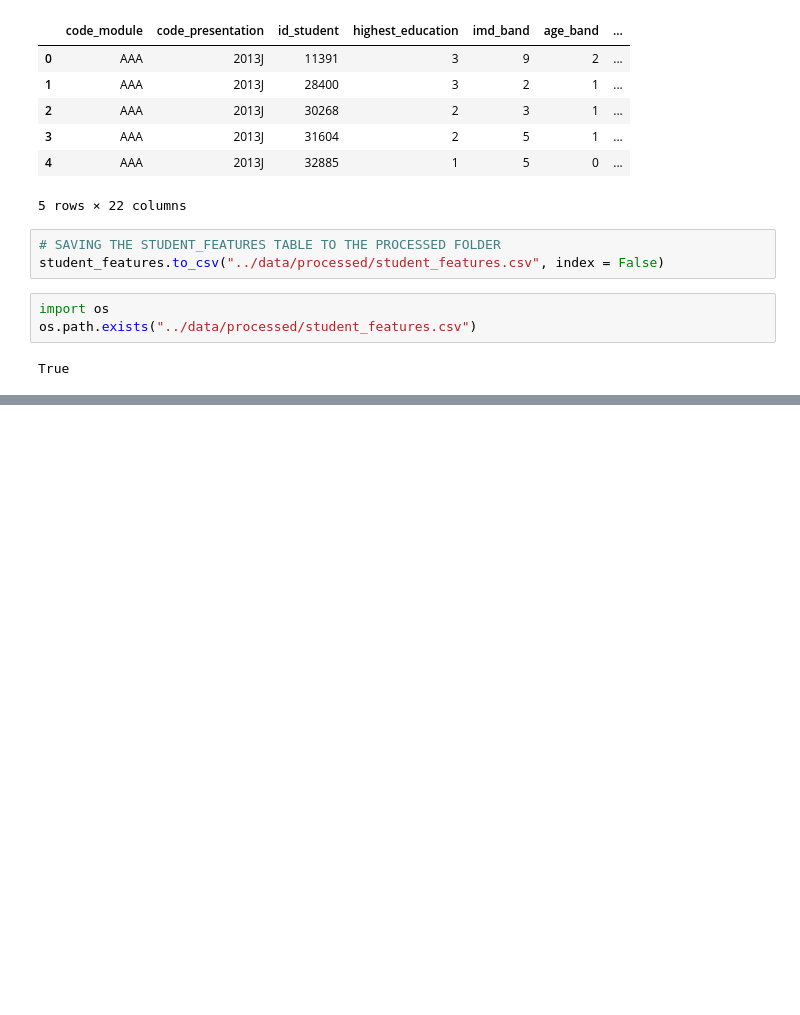
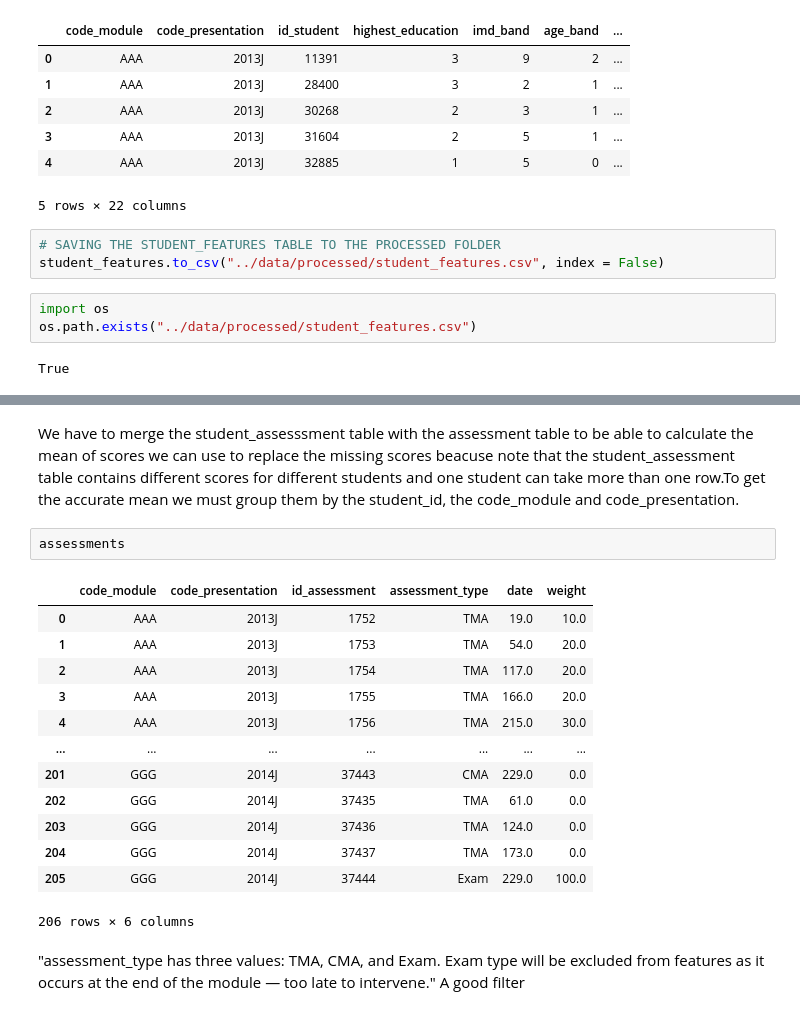
Before and after one commit to BrightTimothy/Student-performance-predictor, a Jupyter notebook: notebooks/Feature_engineering.ipynb, the cells around one changed output, grey strips where cells are left out. Drawn from its saved outputs; the diff is of its cells as text; blank space fills up the shorter version.

```diff
--- a/notebooks/Feature_engineering.ipynb
+++ b/notebooks/Feature_engineering.ipynb
@@ -344,0 +387,20 @@ True
+# %% [markdown]
+We have to merge the student_assesssment table with the assessment table to be able to calculate the mean of scores we can use to replace the missing scores beacuse note that the student_assessment table contains  different scores for different students and one student can take more than one row.To get the accurate mean we must group them by the student_id, the code_module and code_presentation.
+# %%
+assessments
+# %% [output]
+|  | code_module | code_presentation | id_assessment | assessment_type | date | weight |
+| 0 | AAA | 2013J | 1752 | TMA | 19.0 | 10.0 |
+| 1 | AAA | 2013J | 1753 | TMA | 54.0 | 20.0 |
+| 2 | AAA | 2013J | 1754 | TMA | 117.0 | 20.0 |
+| 3 | AAA | 2013J | 1755 | TMA | 166.0 | 20.0 |
+| 4 | AAA | 2013J | 1756 | TMA | 215.0 | 30.0 |
+| ... | ... | ... | ... | ... | ... | ... |
+| 201 | GGG | 2014J | 37443 | CMA | 229.0 | 0.0 |
+| 202 | GGG | 2014J | 37435 | TMA | 61.0 | 0.0 |
+| 203 | GGG | 2014J | 37436 | TMA | 124.0 | 0.0 |
+| 204 | GGG | 2014J | 37437 | TMA | 173.0 | 0.0 |
+| 205 | GGG | 2014J | 37444 | Exam | 229.0 | 100.0 |
+206 rows × 6 columns
+# %% [markdown]
+"assessment_type has three values: TMA, CMA, and Exam. Exam type will be excluded from features as it occurs at the end of the module — too late to intervene." A good filter
```
Also changed, not shown: parts of 21 cells of this notebook.
